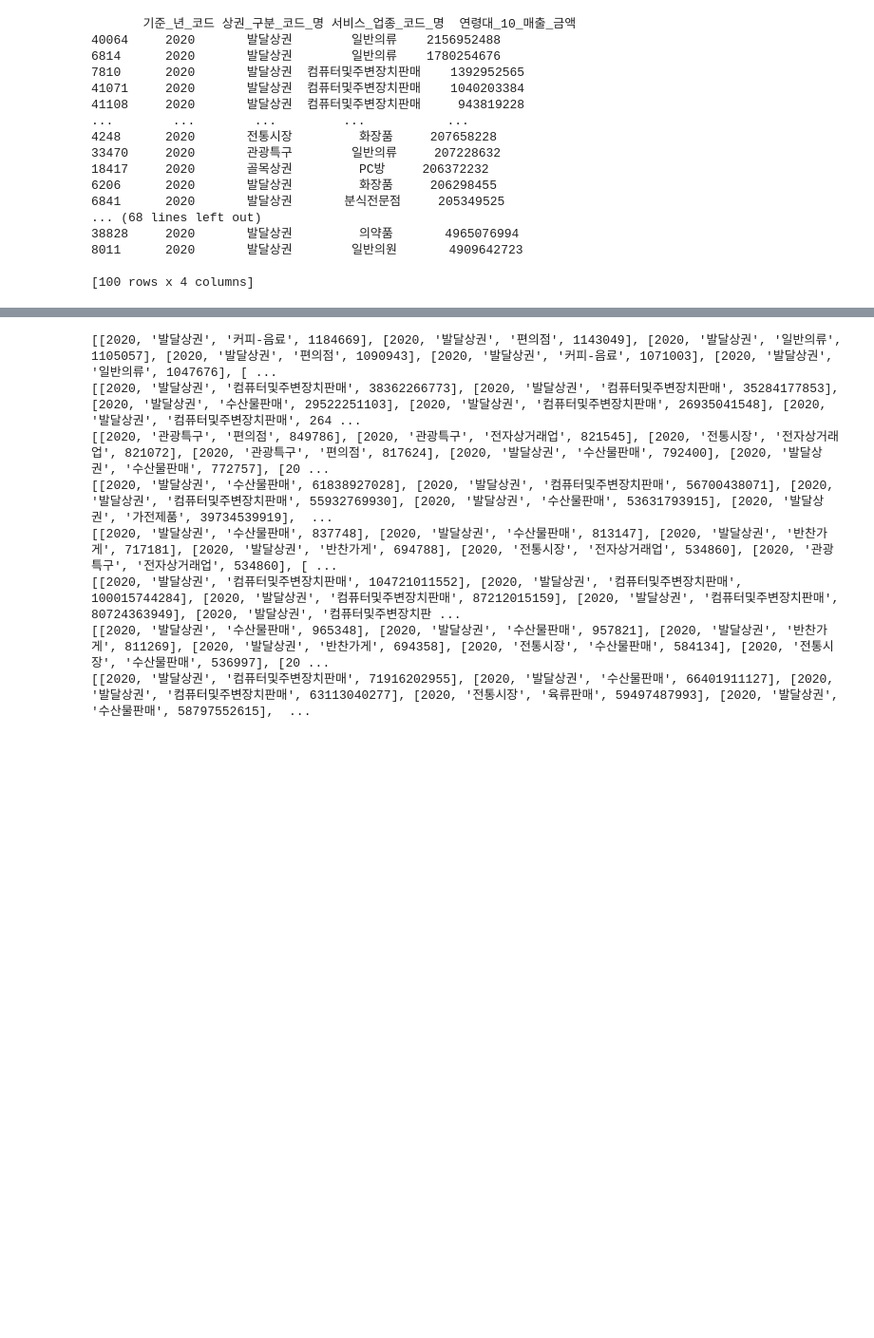
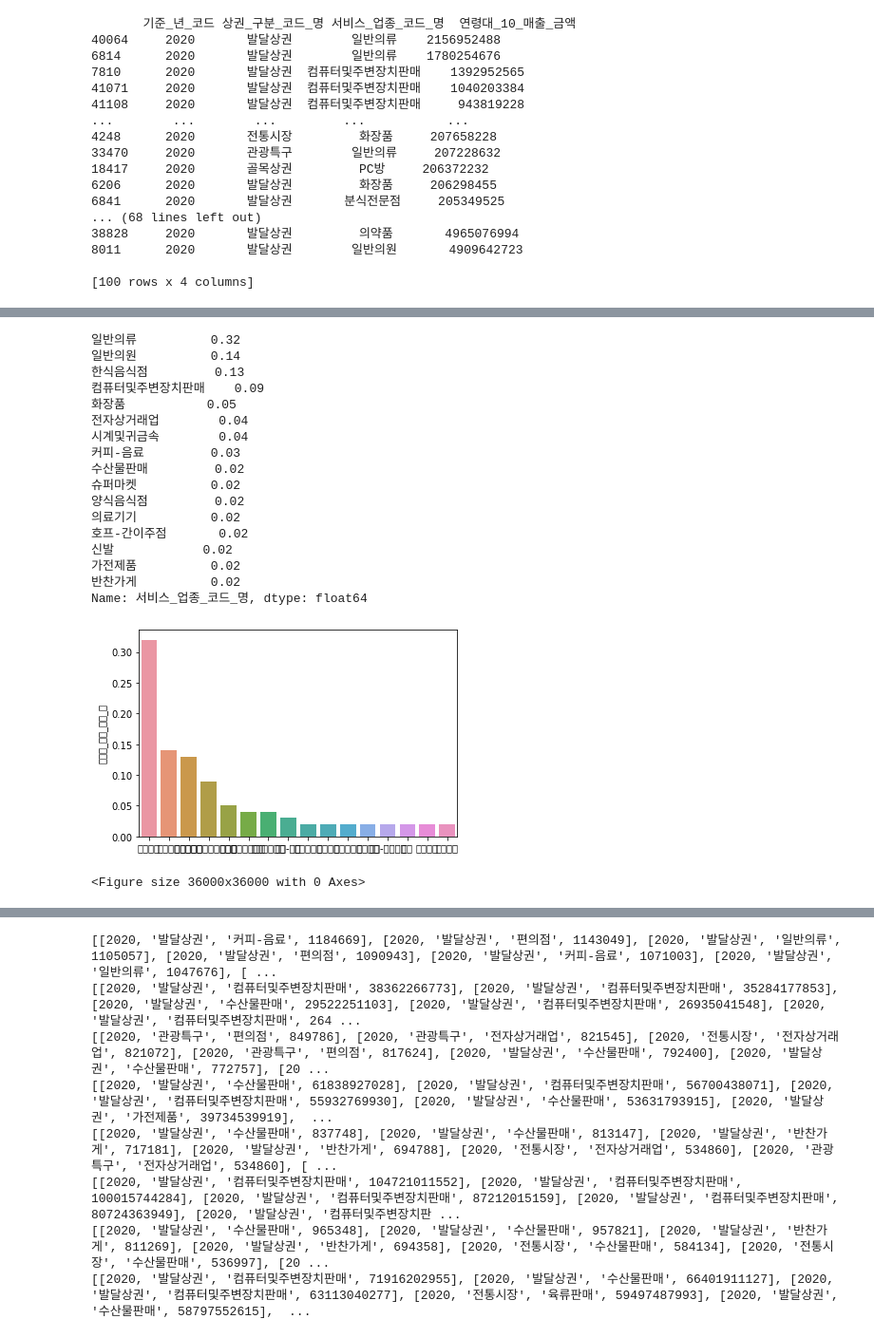
Before and after one commit to dmswl0707/CoronaCoprosperityCard_DataScience, a Jupyter notebook: 연령별_판매건수와_발생금액.ipynb, the cells around one changed output, grey strips where cells are left out. Shown: that part at 95% size. Drawn from its saved outputs; the diff is of its cells as text; code cells hidden in the pictures; blank space fills up the shorter version.

```diff
--- a/연령별_판매건수와_발생금액.ipynb
+++ b/연령별_판매건수와_발생금액.ipynb
@@ -198,0 +287,26 @@ plt.show()
+# %%
+T=a['서비스_업종_코드_명'].value_counts(normalize=True)
+print(T)
+sns.barplot(x=T.index, y=T)
+plt.figure(figsize=(500,500))
+plt.show()
+# %% [output]
+일반의류          0.32
+일반의원          0.14
+한식음식점         0.13
+컴퓨터및주변장치판매    0.09
+화장품           0.05
+전자상거래업        0.04
+시계및귀금속        0.04
+커피-음료         0.03
+수산물판매         0.02
+슈퍼마켓          0.02
+양식음식점         0.02
+의료기기          0.02
+호프-간이주점       0.02
+신발            0.02
+가전제품          0.02
+반찬가게          0.02
+Name: 서비스_업종_코드_명, dtype: float64
+[figure, added]
+<Figure size 36000x36000 with 0 Axes>
```
Also changed, not shown: parts of 8 cells of this notebook.
